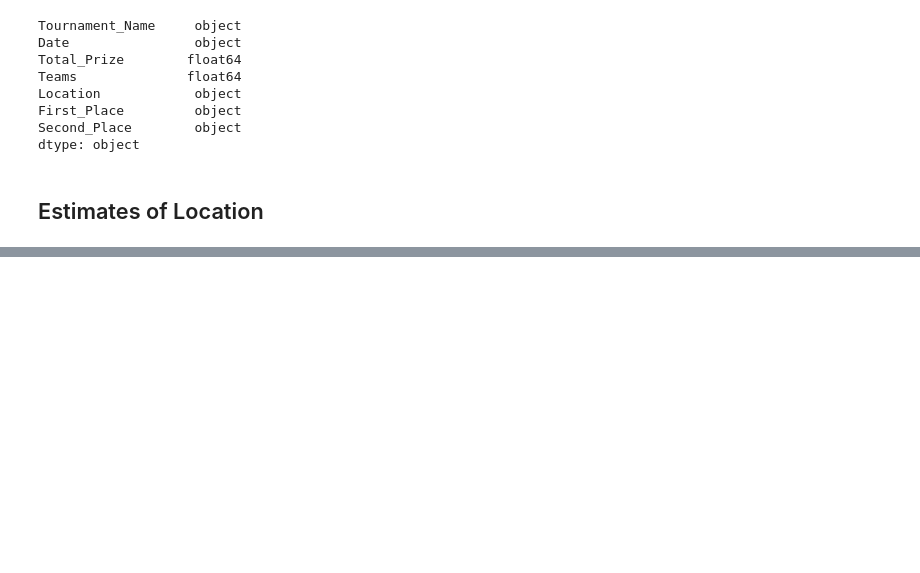
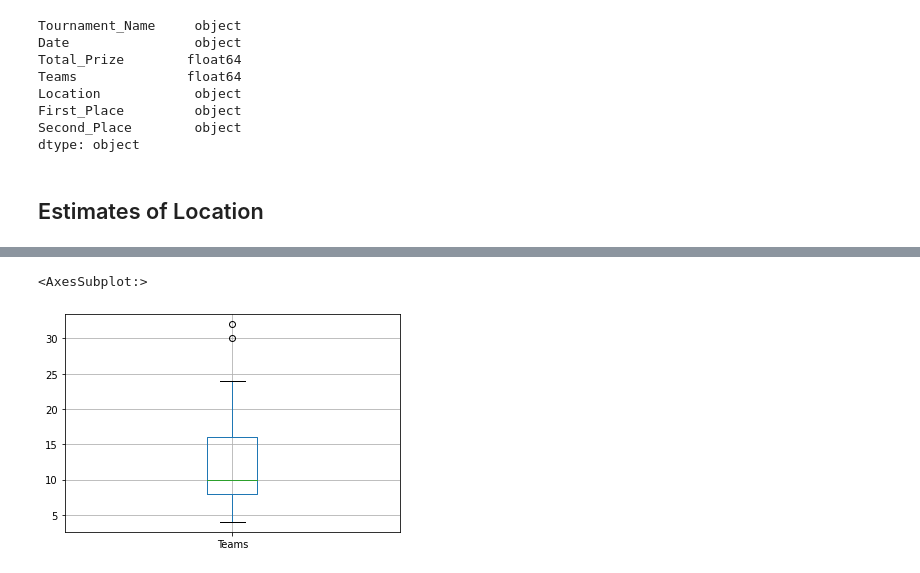
Before and after one commit to Wes-Pittman/ESports_Data, a Jupyter notebook: Dota.ipynb, the cells around one changed output, grey strips where cells are left out. Saved outputs shown, nothing was run; the diff lists cells and outputs as text; code cells hidden in the pictures; blank space fills up the shorter version.

```diff
--- a/Dota.ipynb
+++ b/Dota.ipynb
@@ -97,0 +163,6 @@ df2['Teams'].mean()
+# %%
+#Box Plot for Teams
+df2.boxplot("Teams", None,None)
+# %% [output]
+<AxesSubplot:>
+[figure, added]
```
Also changed, not shown: parts of 25 cells of this notebook.
